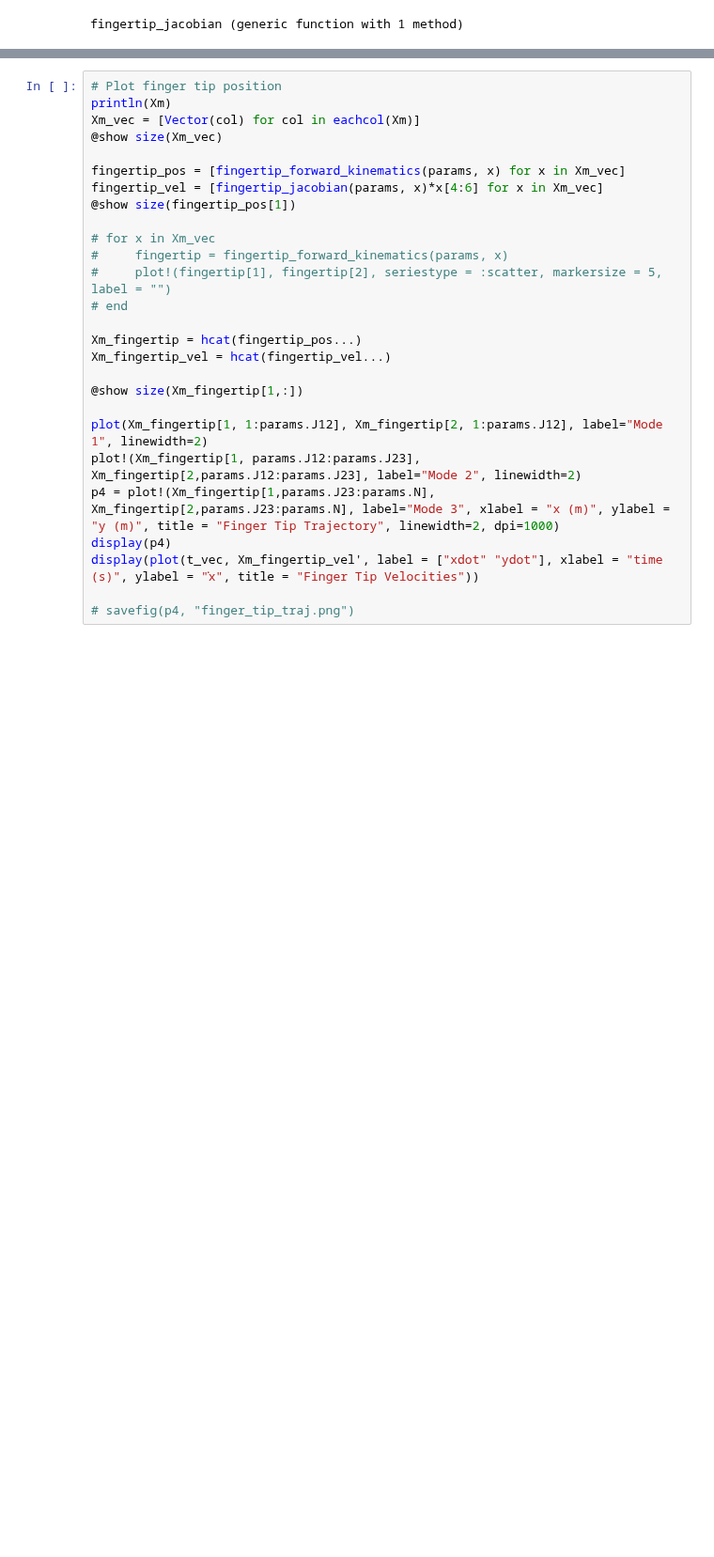
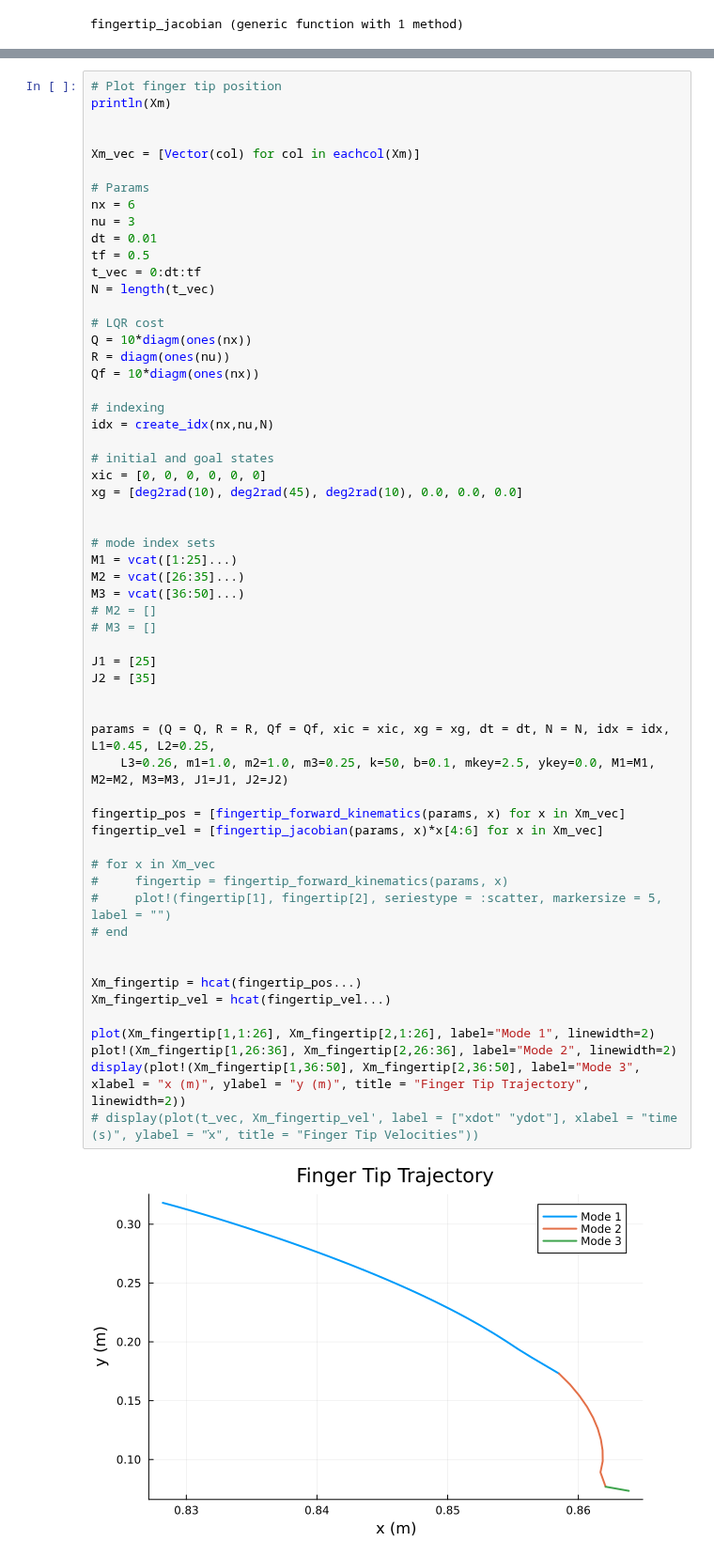
Before and after one commit to Astronauty/ocrl-piano, a Jupyter notebook: single_finger_and_key/3_link_planar_manipulator.ipynb, the cells around one changed output, grey strips where cells are left out. Shown at 94% size. Saved outputs shown, nothing was run; the diff lists cells and outputs as text; blank space fills up the shorter version.

```diff
--- a/single_finger_and_key/3_link_planar_manipulator.ipynb
+++ b/single_finger_and_key/3_link_planar_manipulator.ipynb
@@ -636,28 +575,60 @@ Xm_fingertip[1,1:Int(params.J12)]
 # %%
 # Plot finger tip position
 println(Xm)
+
+
 Xm_vec = [Vector(col) for col in eachcol(Xm)]
-@show size(Xm_vec)
+
+# Params
+nx = 6
+nu = 3
+dt = 0.01
+tf = 0.5
+t_vec = 0:dt:tf
+N = length(t_vec)
+
+# LQR cost
+Q = 10*diagm(ones(nx))
+R = diagm(ones(nu))
+Qf = 10*diagm(ones(nx))
+
+# indexing
+idx = create_idx(nx,nu,N)
+
+# initial and goal states
+xic = [0, 0, 0, 0, 0, 0]
+xg = [deg2rad(10), deg2rad(45), deg2rad(10), 0.0, 0.0, 0.0]
+
+
+# mode index sets
+M1 = vcat([1:25]...)
+M2 = vcat([26:35]...)
+M3 = vcat([36:50]...)
+# M2 = []
+# M3 = []
+
+J1 = [25]
+J2 = [35]
+
+
+params = (Q = Q, R = R, Qf = Qf, xic = xic, xg = xg, dt = dt, N = N, idx = idx, L1=0.45, L2=0.25,
+    L3=0.26, m1=1.0, m2=1.0, m3=0.25, k=50, b=0.1, mkey=2.5, ykey=0.0, M1=M1, M2=M2, M3=M3, J1=J1, J2=J2)
 
 fingertip_pos = [fingertip_forward_kinematics(params, x) for x in Xm_vec]
 fingertip_vel = [fingertip_jacobian(params, x)*x[4:6] for x in Xm_vec]
-@show size(fingertip_pos[1])
 
 # for x in Xm_vec
 #     fingertip = fingertip_forward_kinematics(params, x)
 #     plot!(fingertip[1], fingertip[2], seriestype = :scatter, markersize = 5, label = "")
 # end
 
+
 Xm_fingertip = hcat(fingertip_pos...)
 Xm_fingertip_vel = hcat(fingertip_vel...)
 
-@show size(Xm_fingertip[1,:])
-
-plot(Xm_fingertip[1, 1:params.J12], Xm_fingertip[2, 1:params.J12], label="Mode 1", linewidth=2)
-plot!(Xm_fingertip[1, params.J12:params.J23], Xm_fingertip[2,params.J12:params.J23], label="Mode 2", linewidth=2)
-p4 = plot!(Xm_fingertip[1,params.J23:params.N], Xm_fingertip[2,params.J23:params.N], label="Mode 3", xlabel = "x (m)", ylabel = "y (m)", title = "Finger Tip Trajectory", linewidth=2, dpi=1000)
-display(p4)
-display(plot(t_vec, Xm_fingertip_vel', label = ["xdot" "ydot"], xlabel = "time (s)", ylabel = "̇x", title = "Finger Tip Velocities"))
-
-# savefig(p4, "finger_tip_traj.png")
+plot(Xm_fingertip[1,1:26], Xm_fingertip[2,1:26], label="Mode 1", linewidth=2)
+plot!(Xm_fingertip[1,26:36], Xm_fingertip[2,26:36], label="Mode 2", linewidth=2)
+display(plot!(Xm_fingertip[1,36:50], Xm_fingertip[2,36:50], label="Mode 3", xlabel = "x (m)", ylabel = "y (m)", title = "Finger Tip Trajectory", linewidth=2))
+# display(plot(t_vec, Xm_fingertip_vel', label = ["xdot" "ydot"], xlabel = "time (s)", ylabel = "̇x", title = "Finger Tip Velocities"))
 # %% [output]
+[figure, new version]
```
Also changed, not shown: parts of 13 cells of this notebook, 11 other files.
